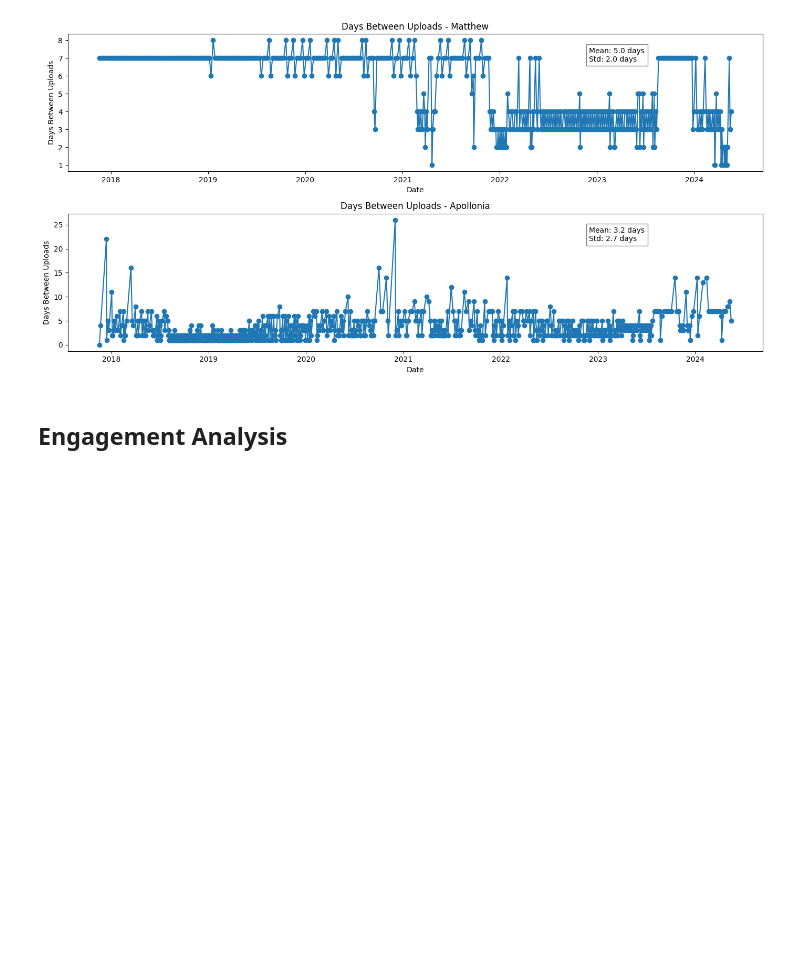
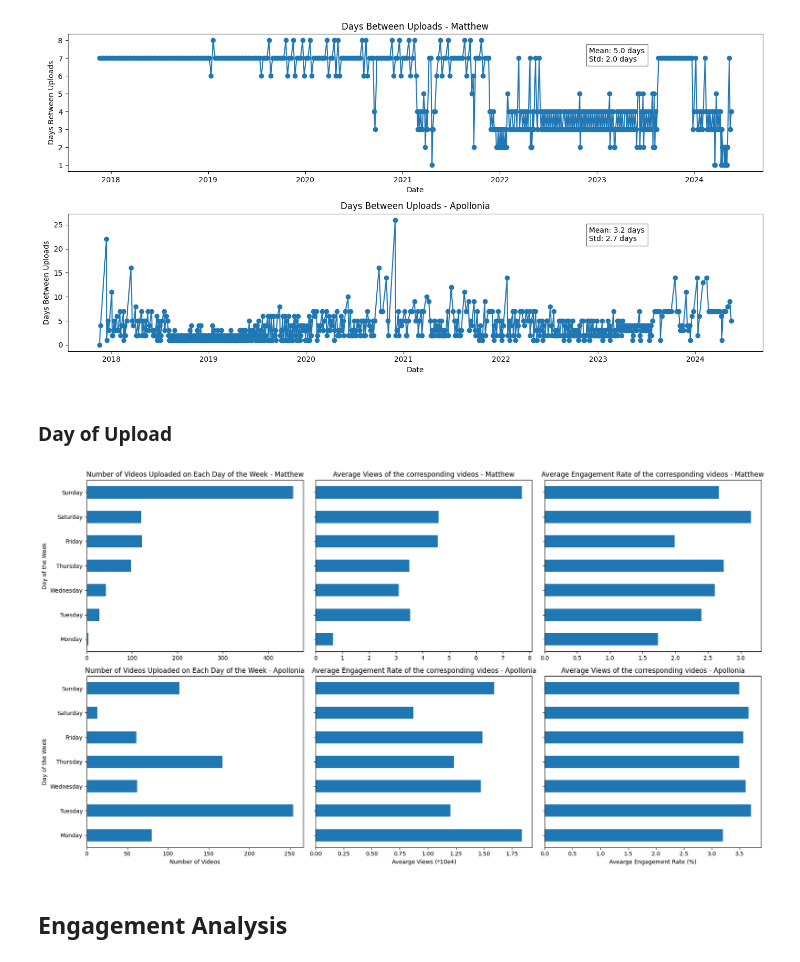
Before and after one commit to vsalto/Ironhack-Module3-project, a Jupyter notebook: notebooks/youtube_content_analysis.ipynb, the cells around one changed output. Cells and saved outputs as stored; diff of their text form; code cells hidden in the pictures; blank space fills up the shorter version.

```diff
--- a/notebooks/youtube_content_analysis.ipynb
+++ b/notebooks/youtube_content_analysis.ipynb
@@ -752,3 +841,5 @@ plt.tight_layout()
 plt.show()
 # %% [output]
 [figure]
+# %% [markdown]
+### Day of Upload
@@ -755,3 +855,63 @@ plt.show()
+# %%
+avg_views_mat = (mat_df.groupby('DayOfWeek')['Views'].mean().reindex(days_order))/10e4
+eng_rate_mat = mat_df.groupby('DayOfWeek')['Engagement Rate'].mean().reindex(days_order)
+
+avg_views_apo = (apo_df.groupby('DayOfWeek')['Views'].mean().reindex(days_order))/10e4
+eng_rate_apo = apo_df.groupby('DayOfWeek')['Engagement Rate'].mean().reindex(days_order)
+# %%
+# Plotting
+fig, axes = plt.subplots(2, 3, figsize=(18, 10))
+
+# PLot for number of videos
+# Plot for mat_df
+day_counts_mat.plot(kind='barh', ax=axes[0,0])
+axes[0,0].set_title('Number of Videos Uploaded on Each Day of the Week - Matthew')
+axes[0,0].set_ylabel('Day of the Week')
+#axes[0,0].set_xlabel([])
+#axes[0].set_xticklabels(day_counts_mat.index)
+
+# Plot for apo_df
+day_counts_apo.plot(kind='barh', ax=axes[1,0])
+axes[1,0].set_title('Number of Videos Uploaded on Each Day of the Week - Apollonia')
+axes[1,0].set_ylabel('Day of the Week')
+axes[1,0].set_xlabel('Number of Videos')
+#axes[1].set_xticklabels(day_counts_apo.index)
+
+# PLot for Avearge Views
+# Plot for mat_df
+avg_views_mat.plot(kind='barh', ax=axes[0,1])
+axes[0,1].set_title('Average Views of the corresponding videos - Matthew')
+axes[0,1].set_ylabel('')
+#axes[0,1].set_xlabel('Number of Videos')
+axes[0,1].set_yticklabels([])
+
+# Plot for apo_df
+avg_views_apo.plot(kind='barh', ax=axes[1,1])
+axes[1,1].set_title('Average Engagement Rate of the corresponding videos - Apollonia')
+axes[1,1].set_ylabel('')
+axes[1,1].set_xlabel('Avearge Views (*10e4)')
+axes[1,1].set_yticklabels([])
+
+# PLot for number Average Engagement rate
+# Plot for mat_df
+eng_rate_mat.plot(kind='barh', ax=axes[0,2])
+axes[0,2].set_title('Average Engagement Rate of the corresponding videos - Matthew')
+axes[0,2].set_ylabel('')
+#axes[0,1].set_xlabel('Number of Videos')
+axes[0,2].set_yticklabels([])
+
+# Plot for apo_df
+eng_rate_apo.plot(kind='barh', ax=axes[1,2])
+axes[1,2].set_title('Average Views of the corresponding videos - Apollonia')
+axes[1,2].set_ylabel('')
+axes[1,2].set_xlabel('Avearge Engagement Rate (%)')
+axes[1,2].set_yticklabels([])
+
+
+plt.tight_layout()
+plt.show()
+# %% [output]
+[figure, added]
 # %% [markdown]
 ## Engagement Analysis
 # %% [markdown]
```
Also changed, not shown: parts of 29 cells of this notebook.
